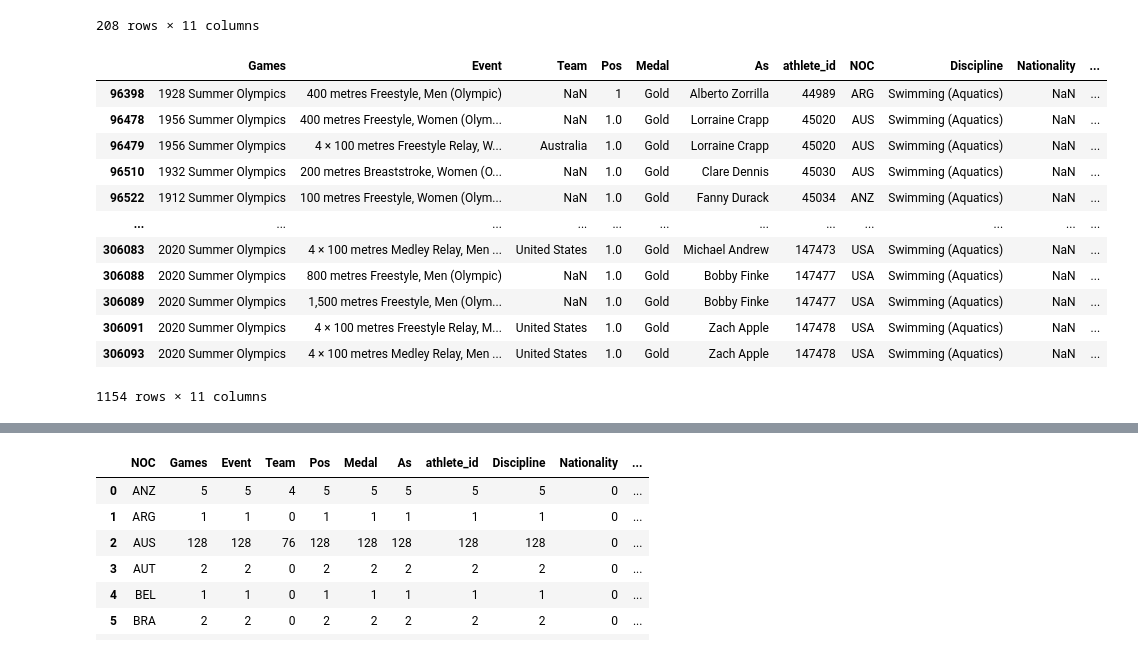
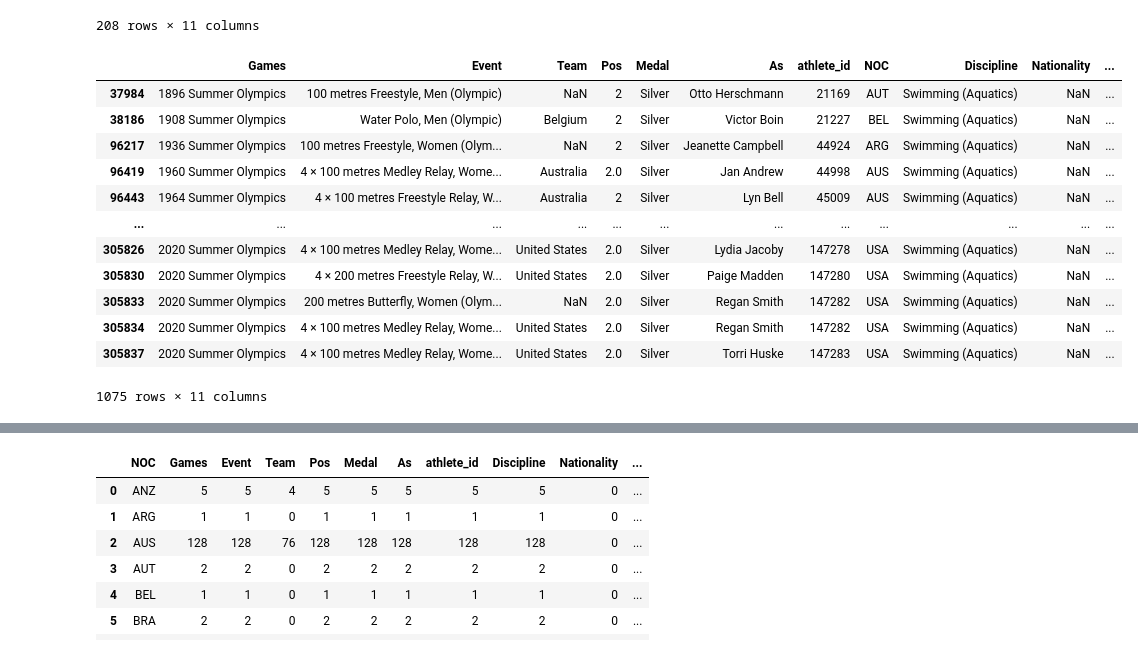
Before and after one commit to blueberry2187/SwimmingTest, a Jupyter notebook: Swimmer Data Set Python File - Copy Shared.ipynb, the cells around one changed output, grey strips where cells are left out. Drawn from its saved outputs; the diff is of its cells as text; code cells hidden in the pictures.

Commit message:
Adding Aggregation of each medal type to see total medals each country has

```diff
--- a/Swimmer Data Set Python File - Copy Shared.ipynb
+++ b/Swimmer Data Set Python File - Copy Shared.ipynb
@@ -120,18 +124,18 @@ df_NON_Agg
 # %%
-df_gold = df[df["Medal"] == "Gold"]
-df_gold
-#Creating a DataFrame called df_gold that contains only the rows where the "Medal" column is equal to "Gold". This will allow us to focus our analysis on gold medal-winning performances in swimming events.
+df_silver = df[df["Medal"] == "Silver"]
+df_silver
+#Creating a DataFrame called df_silver that contains only the rows where the "Medal" column is equal to "Silver". This will allow us to focus our analysis on silver medal-winning performances in swimming events.
 # %% [output]
 |  | Games | Event | Team | Pos | Medal | As | athlete_id | NOC | Discipline | Nationality | ... |
-| 96398 | 1928 Summer Olympics | 400 metres Freestyle, Men (Olympic) | NaN | 1 | Gold | Alberto Zorrilla | 44989 | ARG | Swimming (Aquatics) | NaN | ... |
-| 96478 | 1956 Summer Olympics | 400 metres Freestyle, Women (Olym... | NaN | 1.0 | Gold | Lorraine Crapp | 45020 | AUS | Swimming (Aquatics) | NaN | ... |
-| 96479 | 1956 Summer Olympics | 4 × 100 metres Freestyle Relay, W... | Australia | 1.0 | Gold | Lorraine Crapp | 45020 | AUS | Swimming (Aquatics) | NaN | ... |
-| 96510 | 1932 Summer Olympics | 200 metres Breaststroke, Women (O... | NaN | 1.0 | Gold | Clare Dennis | 45030 | AUS | Swimming (Aquatics) | NaN | ... |
-| 96522 | 1912 Summer Olympics | 100 metres Freestyle, Women (Olym... | NaN | 1.0 | Gold | Fanny Durack | 45034 | ANZ | Swimming (Aquatics) | NaN | ... |
+| 37984 | 1896 Summer Olympics | 100 metres Freestyle, Men (Olympic) | NaN | 2 | Silver | Otto Herschmann | 21169 | AUT | Swimming (Aquatics) | NaN | ... |
+| 38186 | 1908 Summer Olympics | Water Polo, Men (Olympic) | Belgium | 2 | Silver | Victor Boin | 21227 | BEL | Swimming (Aquatics) | NaN | ... |
+| 96217 | 1936 Summer Olympics | 100 metres Freestyle, Women (Olym... | NaN | 2 | Silver | Jeanette Campbell | 44924 | ARG | Swimming (Aquatics) | NaN | ... |
+| 96419 | 1960 Summer Olympics | 4 × 100 metres Medley Relay, Wome... | Australia | 2.0 | Silver | Jan Andrew | 44998 | AUS | Swimming (Aquatics) | NaN | ... |
+| 96443 | 1964 Summer Olympics | 4 × 100 metres Freestyle Relay, W... | Australia | 2 | Silver | Lyn Bell | 45009 | AUS | Swimming (Aquatics) | NaN | ... |
 | ... | ... | ... | ... | ... | ... | ... | ... | ... | ... | ... | ... |
-| 306083 | 2020 Summer Olympics | 4 × 100 metres Medley Relay, Men ... | United States | 1.0 | Gold | Michael Andrew | 147473 | USA | Swimming (Aquatics) | NaN | ... |
-| 306088 | 2020 Summer Olympics | 800 metres Freestyle, Men (Olympic) | NaN | 1.0 | Gold | Bobby Finke | 147477 | USA | Swimming (Aquatics) | NaN | ... |
-| 306089 | 2020 Summer Olympics | 1,500 metres Freestyle, Men (Olym... | NaN | 1.0 | Gold | Bobby Finke | 147477 | USA | Swimming (Aquatics) | NaN | ... |
-| 306091 | 2020 Summer Olympics | 4 × 100 metres Freestyle Relay, M... | United States | 1.0 | Gold | Zach Apple | 147478 | USA | Swimming (Aquatics) | NaN | ... |
-| 306093 | 2020 Summer Olympics | 4 × 100 metres Medley Relay, Men ... | United States | 1.0 | Gold | Zach Apple | 147478 | USA | Swimming (Aquatics) | NaN | ... |
+| 305826 | 2020 Summer Olympics | 4 × 100 metres Medley Relay, Wome... | United States | 2.0 | Silver | Lydia Jacoby | 147278 | USA | Swimming (Aquatics) | NaN | ... |
+| 305830 | 2020 Summer Olympics | 4 × 200 metres Freestyle Relay, W... | United States | 2.0 | Silver | Paige Madden | 147280 | USA | Swimming (Aquatics) | NaN | ... |
+| 305833 | 2020 Summer Olympics | 200 metres Butterfly, Women (Olym... | NaN | 2.0 | Silver | Regan Smith | 147282 | USA | Swimming (Aquatics) | NaN | ... |
+| 305834 | 2020 Summer Olympics | 4 × 100 metres Medley Relay, Wome... | United States | 2.0 | Silver | Regan Smith | 147282 | USA | Swimming (Aquatics) | NaN | ... |
+| 305837 | 2020 Summer Olympics | 4 × 100 metres Medley Relay, Wome... | United States | 2.0 | Silver | Torri Huske | 147283 | USA | Swimming (Aquatics) | NaN | ... |
-1154 rows × 11 columns
+1075 rows × 11 columns
```
Also changed, not shown: parts of 6 cells of this notebook.
